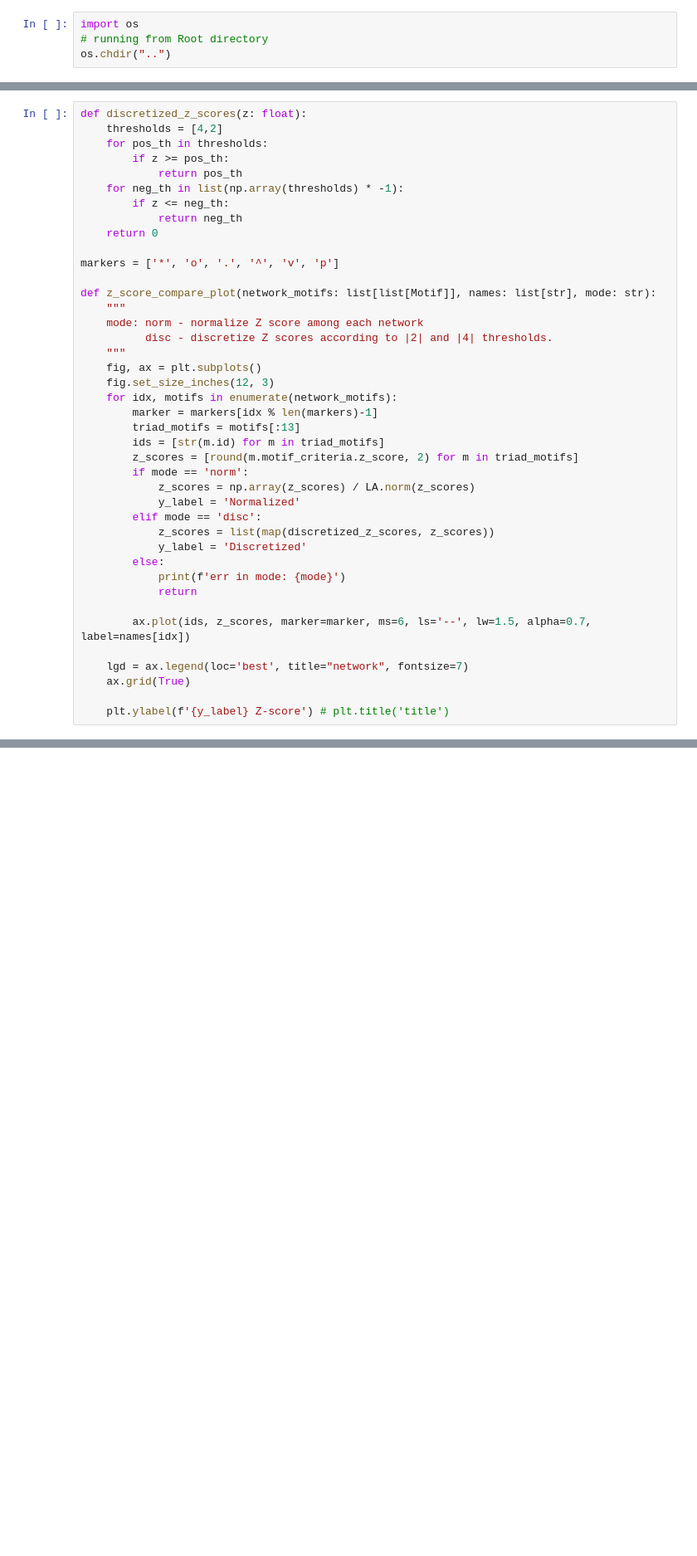
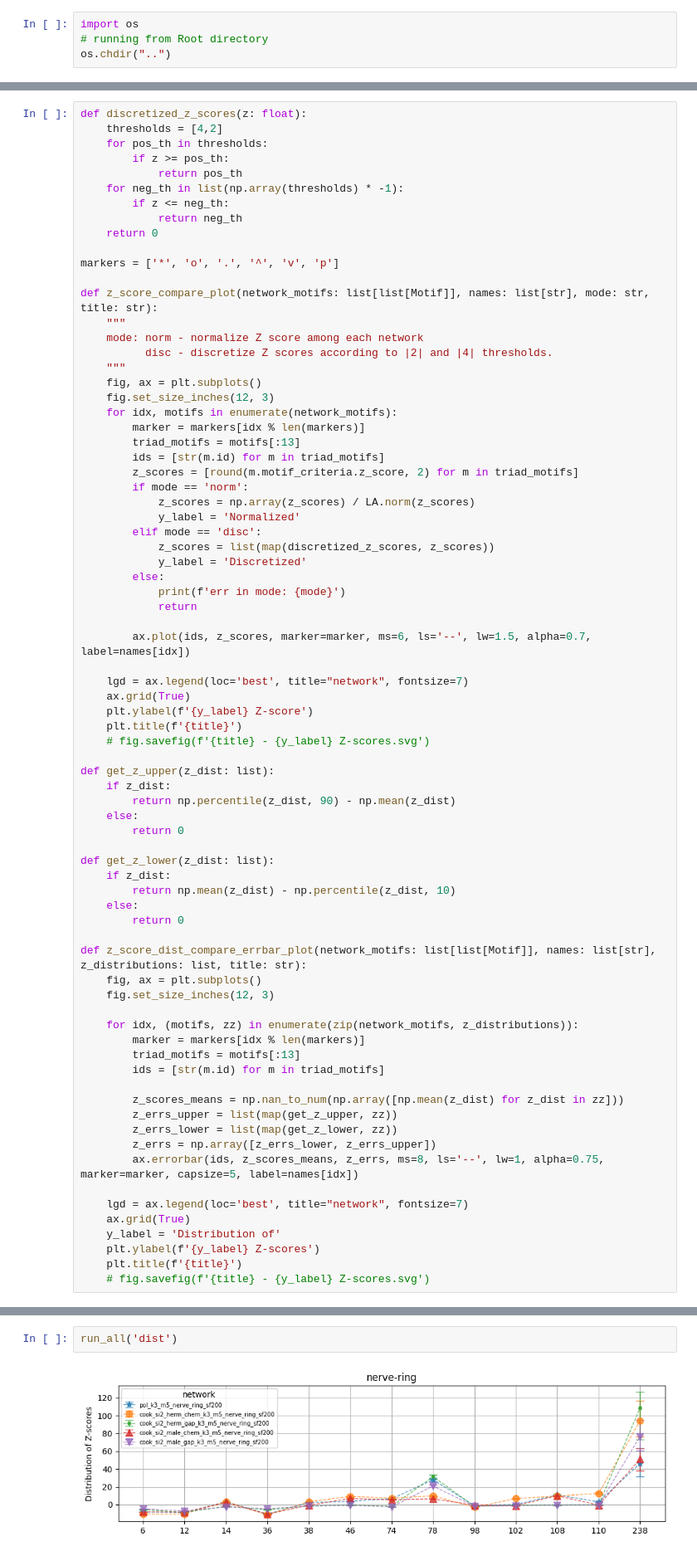
Before and after one commit to deangeckt/network_motifs, a Jupyter notebook: post_motif_analysis/multiple_network_motif_comparison.ipynb, the cells around one changed output, grey strips where cells are left out. Shown at 83% size. Saved outputs shown, nothing was run; the diff lists cells and outputs as text; blank space fills up the shorter version.

Commit message:
z score bootstrap: fix with while loop and stop criteira, analysis: add distribution plot

```diff
--- a/post_motif_analysis/multiple_network_motif_comparison.ipynb
+++ b/post_motif_analysis/multiple_network_motif_comparison.ipynb
@@ -106,7 +166,7 @@ def discretized_z_scores(z: float):
 
 markers = ['*', 'o', '.', '^', 'v', 'p']
 
-def z_score_compare_plot(network_motifs: list[list[Motif]], names: list[str], mode: str):
+def z_score_compare_plot(network_motifs: list[list[Motif]], names: list[str], mode: str, title: str):
     """
     mode: norm - normalize Z score among each network
           disc - discretize Z scores according to |2| and |4| thresholds.
@@ -114,7 +174,7 @@ def z_score_compare_plot(network_motifs: list[list[Motif]], names: list[str], mo
     fig, ax = plt.subplots()
     fig.set_size_inches(12, 3)
     for idx, motifs in enumerate(network_motifs):
-        marker = markers[idx % len(markers)-1]
+        marker = markers[idx % len(markers)]
         triad_motifs = motifs[:13]
         ids = [str(m.id) for m in triad_motifs]
         z_scores = [round(m.motif_criteria.z_score, 2) for m in triad_motifs]
@@ -132,6 +192,41 @@ def z_score_compare_plot(network_motifs: list[list[Motif]], names: list[str], mo
 
     lgd = ax.legend(loc='best', title="network", fontsize=7)
     ax.grid(True)
+    plt.ylabel(f'{y_label} Z-score')
+    plt.title(f'{title}')
+    # fig.savefig(f'{title} - {y_label} Z-scores.svg')
 
-    plt.ylabel(f'{y_label} Z-score') # plt.title('title')
+def get_z_upper(z_dist: list):
+    if z_dist:
+        return np.percentile(z_dist, 90) - np.mean(z_dist)
+    else:
+        return 0
+
+def get_z_lower(z_dist: list):
+    if z_dist:
+        return np.mean(z_dist) - np.percentile(z_dist, 10)
+    else:
+        return 0
+
+def z_score_dist_compare_errbar_plot(network_motifs: list[list[Motif]], names: list[str], z_distributions: list, title: str):
+    fig, ax = plt.subplots()
+    fig.set_size_inches(12, 3)
+
+    for idx, (motifs, zz) in enumerate(zip(network_motifs, z_distributions)):
+        marker = markers[idx % len(markers)]
+        triad_motifs = motifs[:13]
+        ids = [str(m.id) for m in triad_motifs]
+
+        z_scores_means = np.nan_to_num(np.array([np.mean(z_dist) for z_dist in zz]))
+        z_errs_upper = list(map(get_z_upper, zz))
+        z_errs_lower = list(map(get_z_lower, zz))
+        z_errs = np.array([z_errs_lower, z_errs_upper])
+        ax.errorbar(ids, z_scores_means, z_errs, ms=8, ls='--', lw=1, alpha=0.75, marker=marker, capsize=5, label=names[idx])
+
+    lgd = ax.legend(loc='best', title="network", fontsize=7)
+    ax.grid(True)
+    y_label = 'Distribution of'
+    plt.ylabel(f'{y_label} Z-scores')
+    plt.title(f'{title}')
+    # fig.savefig(f'{title} - {y_label} Z-scores.svg')
 # %%
@@ -288,0 +297,4 @@ array([[ 0.26591982,  0.26467237,  0.11040204,  0.32010298,  0.08518853,
+# %%
+run_all('dist')
+# %% [output]
+[figure, added]
```
Also changed, not shown: parts of 11 cells of this notebook, 7 other files.
